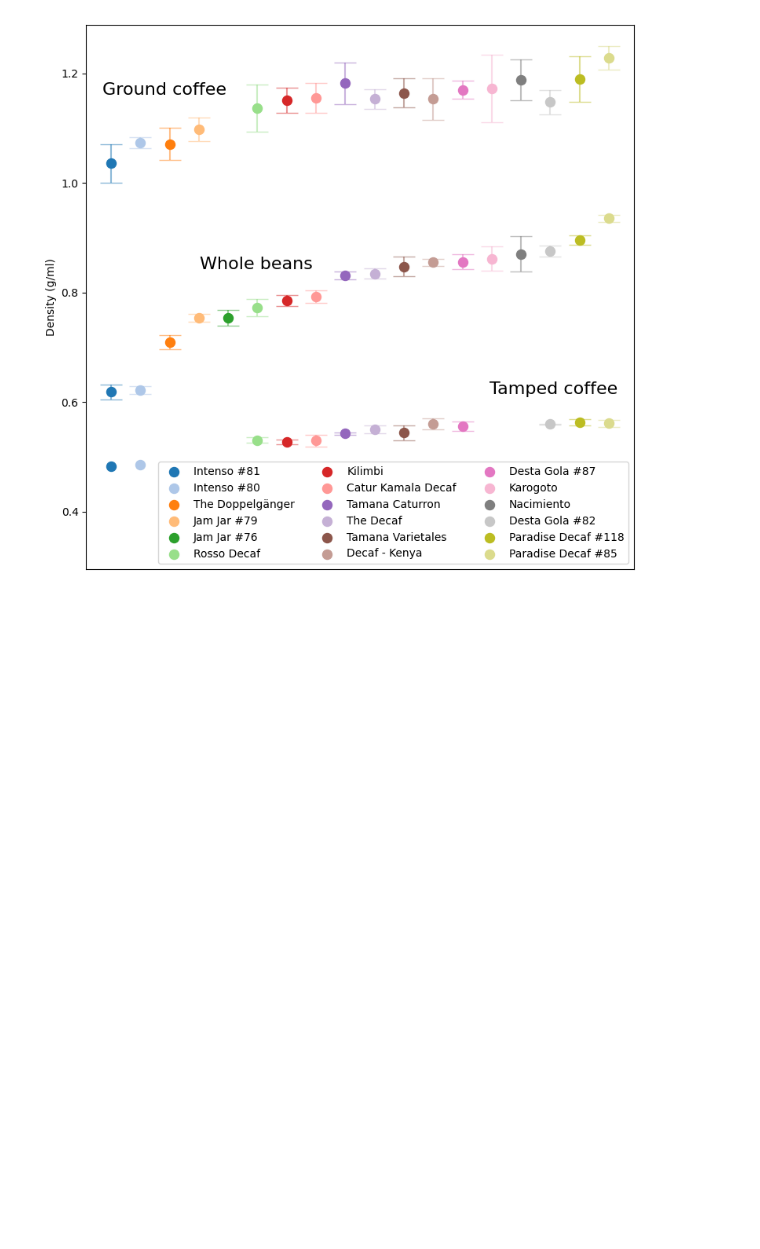
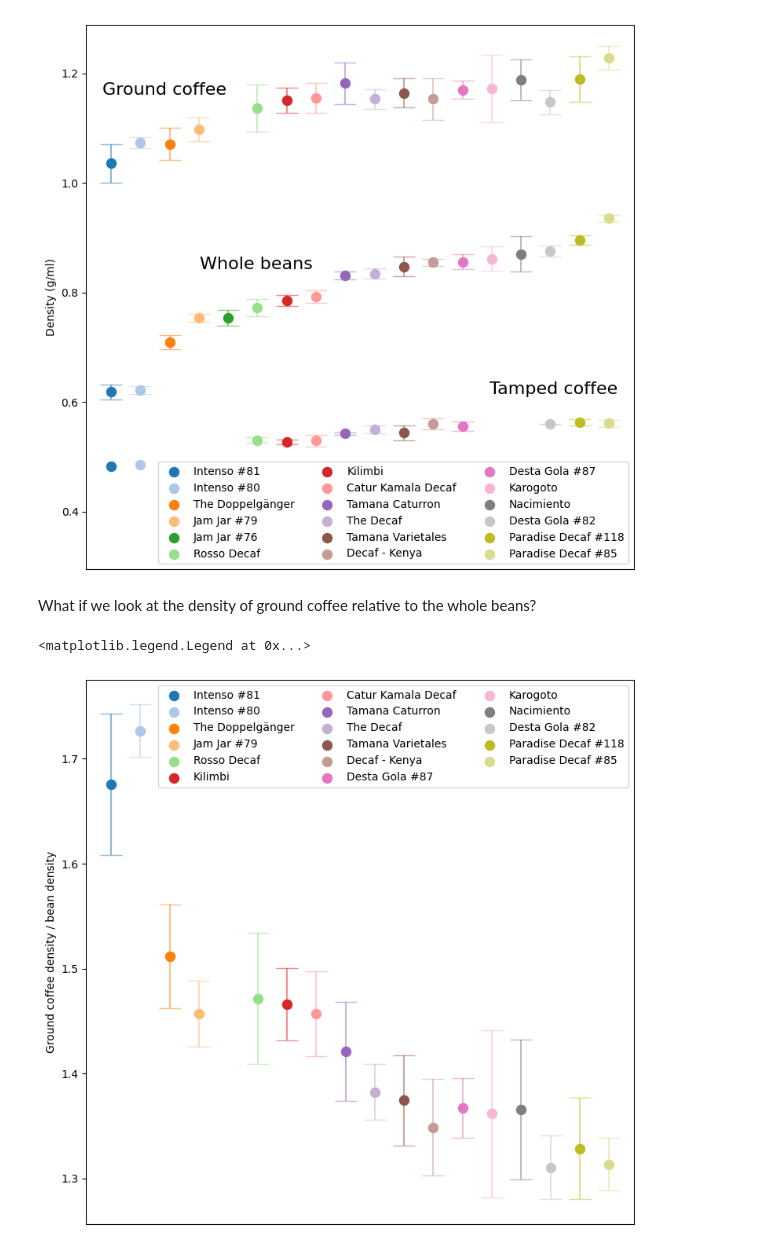
Before and after one commit to quantitativecafe/blog, a Jupyter notebook: gas-pycnometry-2/analysis.ipynb, the cells around one changed output. Saved outputs shown, nothing was run; the diff lists cells and outputs as text; code cells hidden in the pictures; blank space fills up the shorter version.

Commit message:
Adjust plots

```diff
--- a/gas-pycnometry-2/analysis.ipynb
+++ b/gas-pycnometry-2/analysis.ipynb
@@ -754,3 +754,54 @@ plt.legend(loc='lower right', ncol=3)
 # %% [output]
 <matplotlib.legend.Legend at 0x...>
 [figure]
+# %% [markdown]
+What if we look at the density of ground coffee relative to the whole beans?
+# %%
+# Create the figure
+fig, ax = plt.subplots(figsize=(9,9))
+fig.patch.set_facecolor('white')
+
+for i, (bag_id, label, _) in enumerate(bag_info):
+    # Get samples for this bag
+    samples_this_bag = samples[samples.bag_id == bag_id]
+
+    # Separate into beans and ground coffee
+    has_grind_setting = ~samples_this_bag.grind_setting.isna()
+
+    # Get bean trials
+    bean_samples = samples_this_bag[~has_grind_setting]
+    bean_trials = trials[[s in bean_samples.index for s in trials.sample_id]]
+
+    # Get ground trials
+    ground_samples = samples_this_bag[has_grind_setting & (samples_this_bag.grind_setting == 2.00)]
+    ground_trials = trials[[s in ground_samples.index for s in trials.sample_id]]
+
+    if not bean_trials.empty and not ground_trials.empty:
+        # Get bean densities
+        bean_densities = bean_trials.density
+
+        # Get ground densities
+        ground_densities = ground_trials.density
+
+        # Calculate mean and standard deviation
+        ys = ground_densities.mean() / bean_densities.mean()
+        yerrs = np.sqrt((ground_densities.std() / bean_densities.mean())**2 +
+                        (ground_densities.mean() / bean_densities.mean()**2 * bean_densities.std())**2) * 1.96
+
+        # Plot
+        if len(bean_densities) > 1 and len(ground_densities) > 1:
+            ax.errorbar(i, ys, yerr=yerrs, fmt='none', capsize=10, color=bag_colors[i], alpha=0.5)
+        ax.scatter(i, ys, color=bag_colors[i], label=label, s=75)
+
+# Set ticks and labels
+ax.set_xticks([])
+ax.set_xticklabels([])
+
+# Set axis labels
+ax.set_ylabel('Ground coffee density / bean density')
+
+# Draw legend
+plt.legend(loc='upper right', ncol=2)
+# %% [output]
+<matplotlib.legend.Legend at 0x...>
+[figure, added]
```
Also changed, not shown: parts of 3 cells of this notebook.
